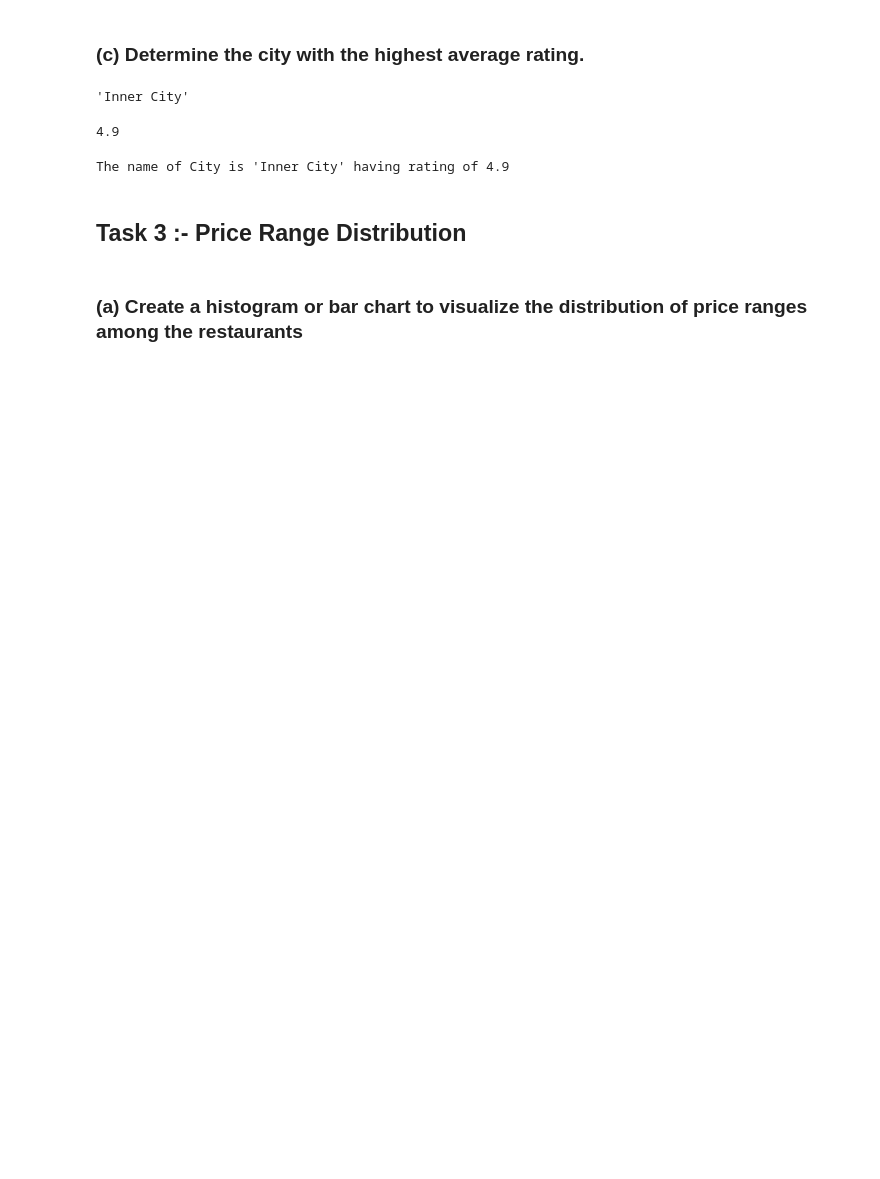
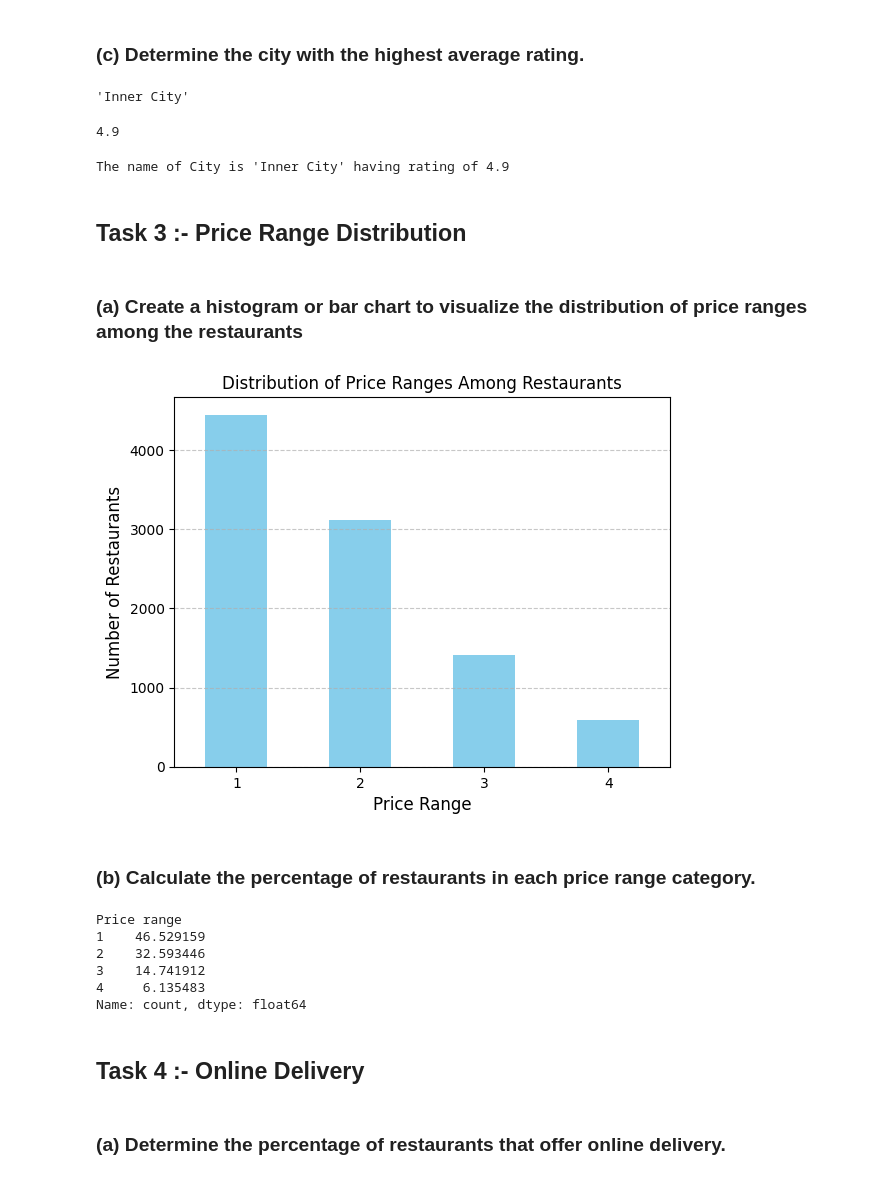
Before and after one commit to AnkitVishwakarma4591/Cognifyz_Intership_Project, a Jupyter notebook: Cognifyz Intership Project.ipynb, the cells around one changed output. Cells and saved outputs as stored; diff of their text form; code cells hidden in the pictures; blank space fills up the shorter version.

```diff
--- a/Cognifyz Intership Project.ipynb
+++ b/Cognifyz Intership Project.ipynb
@@ -203,3 +205,15 @@ The name of City is 'Inner City' having rating of 4.9
 ## Task 3 :- Price Range Distribution
 # %% [markdown]
 ### (a)  Create a histogram or bar chart to visualize the distribution of price ranges among the restaurants
+# %%
+df['Price range'].value_counts().sort_index().plot(kind='bar',color='skyblue')
+plt.title('Distribution of Price Ranges Among Restaurants')
+plt.xlabel("Price Range",fontsize = 12)
+plt.ylabel("Number of Restaurants",fontsize = 12)
+plt.xticks(rotation = 0)
+plt.grid(axis='y',linestyle = '--',alpha=0.7)
+plt.show()
+# %% [output]
+[figure, added]
+# %% [markdown]
+### (b)  Calculate the percentage of restaurants in each price range category.
@@ -205,0 +222,13 @@ The name of City is 'Inner City' having rating of 4.9
+# %%
+price_range_percentages
+# %% [output]
+Price range
+1    46.529159
+2    32.593446
+3    14.741912
+4     6.135483
+Name: count, dtype: float64
+# %% [markdown]
+## Task 4 :- Online Delivery
+# %% [markdown]
+### (a) Determine the percentage of restaurants that offer online delivery.
```
Also changed, not shown: parts of 9 cells of this notebook.
